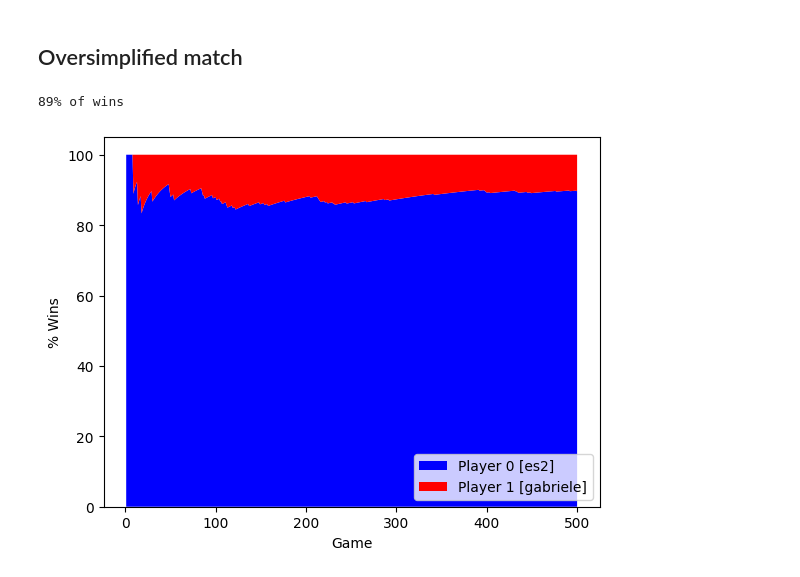
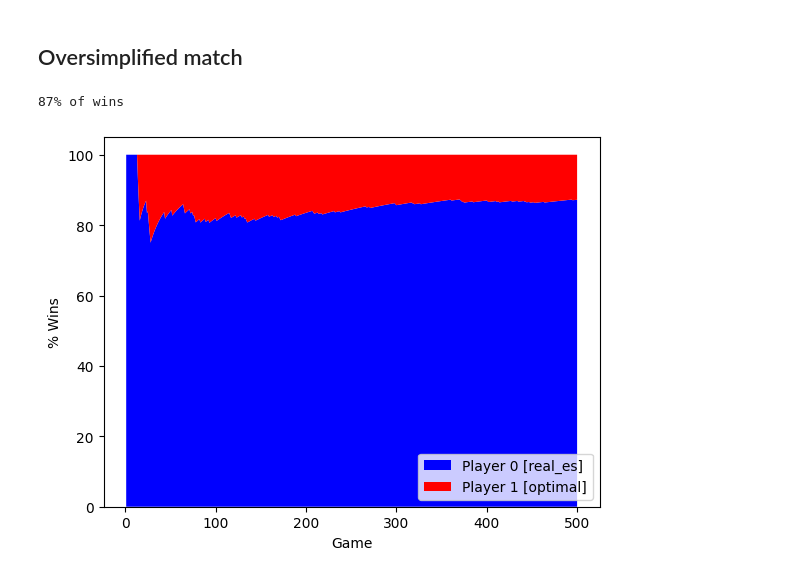
Before and after one commit to andry2327/Computational-Intelligence, a Jupyter notebook: LABS/L02 - NIM-ES/lab2-nim.ipynb, the cells around one changed output. Cells and saved outputs as stored; diff of their text form; code cells hidden in the pictures.

```diff
--- a/LABS/L02 - NIM-ES/lab2-nim.ipynb
+++ b/LABS/L02 - NIM-ES/lab2-nim.ipynb
@@ -332,11 +418,11 @@ def es2_boosted(state: Nim) -> Nimply:
 # %%
 N_GAMES = 500
 ev_strat_1 = Ev_strat_1()
-agent = es2
-opponent = gabriele
+agent = real_es
+opponent = optimal
 simplified_match_for_new_agents(
-    agent=agent, opponent=opponent, nim_rows=5, k=4, n_games=N_GAMES
+    agent=agent, opponent=opponent, nim_rows=5, n_games=N_GAMES
 )
 # %% [output]
-89% of wins
+87% of wins
-[figure, old version]
+[figure, new version]
```
Also changed, not shown: parts of 1 cell of this notebook.
